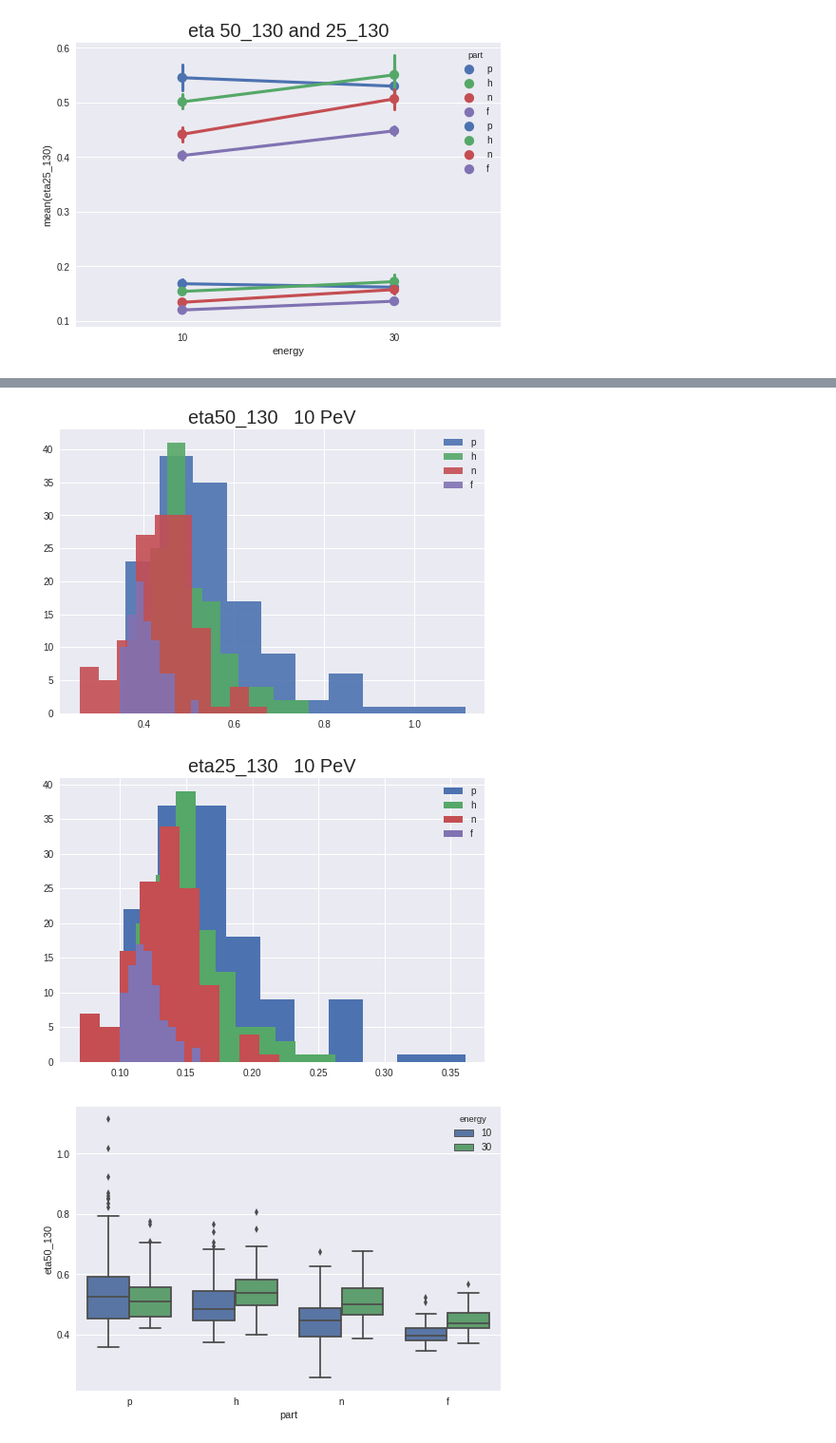
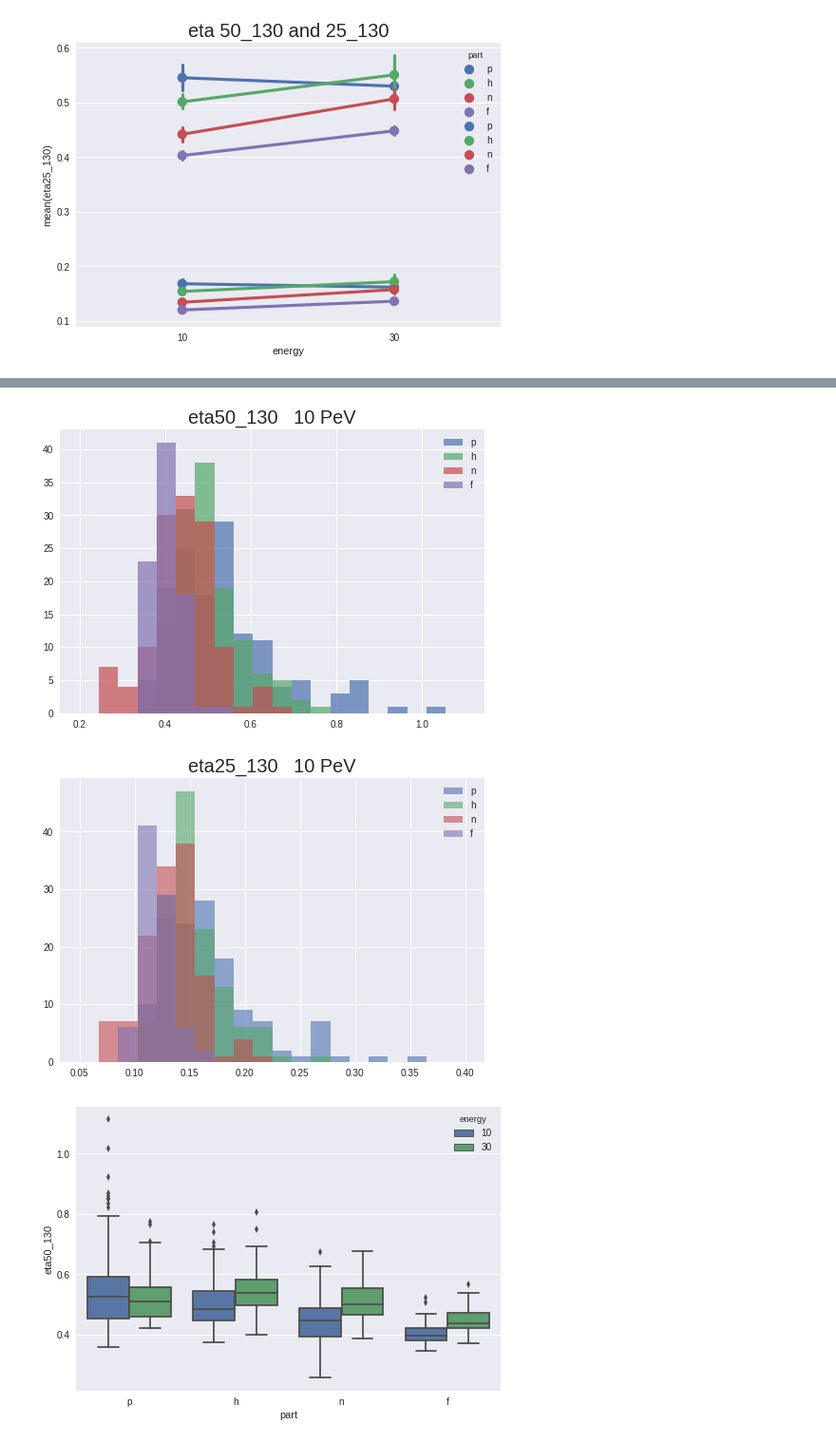
Before and after one commit to bonvech/Sphere, a Jupyter notebook: Model/eta/eta_fromSumLDF_00-20.ipynb, the cells around one changed output, grey strips where cells are left out. Shown at 95% size. Cells and saved outputs as stored; diff of their text form; code cells hidden in the pictures.

```diff
--- a/Model/eta/eta_fromSumLDF_00-20.ipynb
+++ b/Model/eta/eta_fromSumLDF_00-20.ipynb
@@ -49,5 +30,3 @@ Index(['energy', 'angle', 'par', 'num', '0', '1', '2', '3', '4', '5',
-# %%
-a = [i*2.5 for i in range(340)]
 # %%
 def calculateSum(ldf):
     service = ['energy', 'angle', 'par', 'num']
@@ -127,7 +94,7 @@ i = 0
 for part in ['p','h','n','f']:
     plt.subplot(2,2,1+i)
     for ener in [10,30]:
-        plt.hist(q.eta50_130[(q.energy==ener) & (q.part == part)], alpha=0.7, normed=True, label = str(ener), bins=20 )
+        plt.hist(q.eta50_130[(q.energy==ener) & (q.part == part)], range=[0.2, 1.1], bins=20, alpha=0.7,  normed=True,label = str(ener) )
     plt.legend()
     plt.xlim(0.2,1.1)
     name = part
@@ -142,7 +109,7 @@ i = 0
 for part in ['p','h','n','f']:
     plt.subplot(2,2,1+i)
     for ener in [10,30]:
-        plt.hist(q.eta25_130[(q.energy==ener) & (q.part == part)], alpha=0.7, normed=True, label = str(ener), bins=20 )
+        plt.hist(q.eta25_130[(q.energy==ener) & (q.part == part)],range=[0.05, 0.4], bins=20, alpha=0.7, normed=True, label = str(ener) )
     plt.legend()
     plt.xlim(0.05,0.4)
     name = part
@@ -154,17 +121,17 @@ plt.suptitle('Нормированные гистограммы eta 25_130', siz
 # %%
 for part in ['p','h','n','f']:
-    plt.hist(q.eta50_130[ (q.energy==10) & (q.part == part) ],alpha=0.9, label = part)
+    plt.hist(q.eta50_130[ (q.energy==10) & (q.part == part) ],range=[0.2, 1.1], bins=20,alpha=0.7, label = part)
 plt.legend()
 plt.title("eta50_130   10 PeV", size = 20);
 # %% [output]
-[figure, old version]
+[figure, new version]
 # %%
 for part in ['p','h','n','f']:
-    plt.hist(q.eta25_130[ (q.energy==10) & (q.part == part) ], label = part)
+    plt.hist(q.eta25_130[ (q.energy==10) & (q.part == part) ], range=[0.05, 0.4], bins=20,alpha = 0.6,label = part)
 plt.legend()
 plt.title("eta25_130   10 PeV", size = 20);
 # %% [output]
-[figure, old version]
+[figure, new version]
 # %%
 tmp = q[['part', 'energy','eta50_130']]
 sns.boxplot(x="part", y="eta50_130", hue="energy", data=tmp);
```
Also changed, not shown: parts of 11 cells of this notebook.
